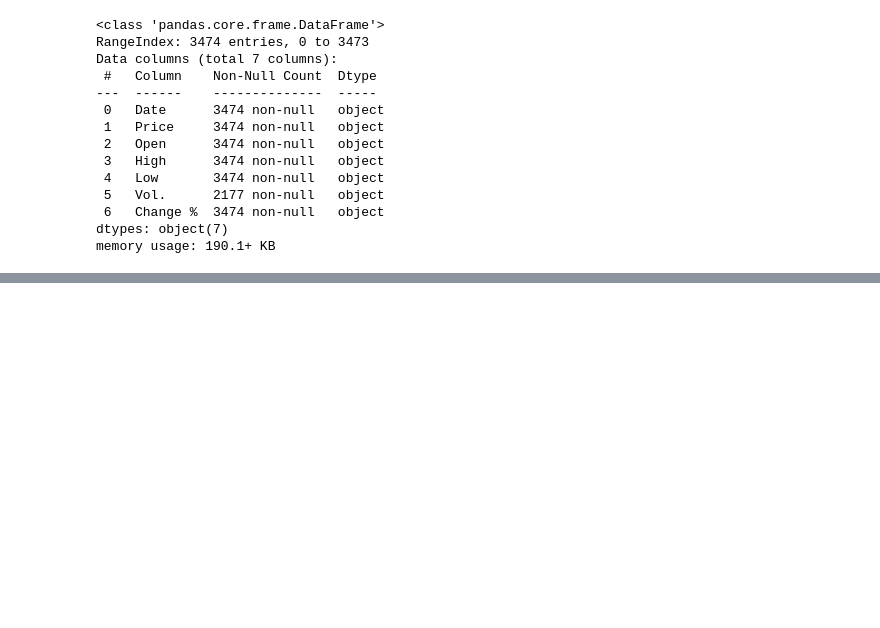
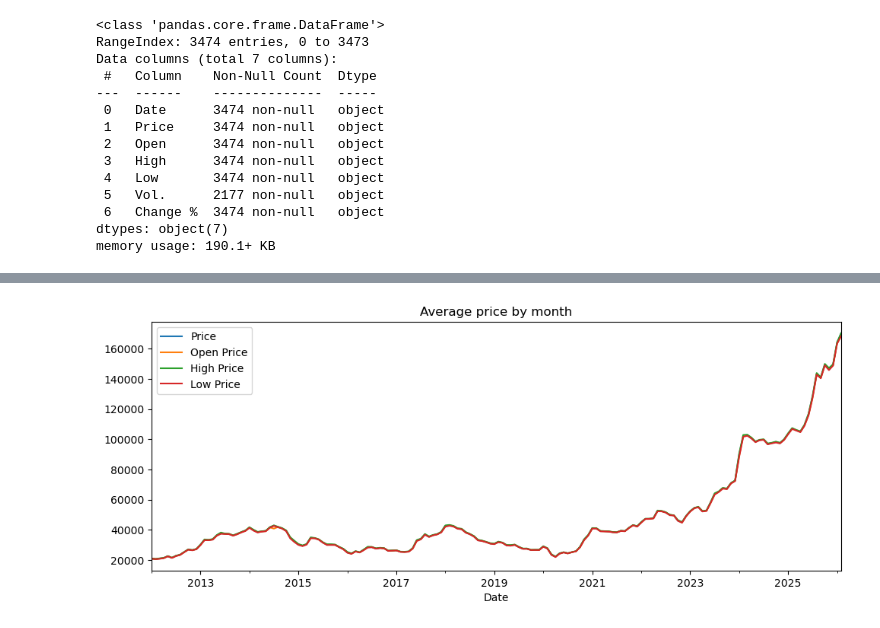
Before and after one commit to steve1-1269/Nigerian-Stock-Exchange-NGX-All-Share-Index, a Jupyter notebook: main.ipynb, the cells around one changed output, grey strips where cells are left out. Cells and saved outputs as stored; diff of their text form; code cells hidden in the pictures; blank space fills up the shorter version.

```diff
--- a/main.ipynb
+++ b/main.ipynb
@@ -64,7 +64,9 @@ df= df.asfreq('B')
 # %%
-col= ['Price', 'Open', 'High', 'Low']
+col= ['Price', 'Open', 'High', 'Low', ]
 for col in col:
   df[col]= df[col].str.replace(',','').astype('float64')
+# %%
+df['Change %']= df['Change %'].str.replace('%', '').astype('float64')
 # %%
 df.info()
 # %% [output]
@@ -84,0 +129,4 @@ memory usage: 200.3+ KB
+# %%
+df.dropna(inplace=True)
+# %%
+df.sort_values('Date', ascending=False, inplace=True)
@@ -84,0 +167,14 @@ memory usage: 200.3+ KB
+# %%
+plt.figure(figsize=(10,4))
+
+df.Price.resample('ME').mean().plot(label= 'Price')
+df.Open.resample('ME').mean().plot(label= 'Open Price')
+df.High.resample('ME').mean().plot(label= 'High Price')
+df.Low.resample('ME').mean().plot(label= 'Low Price')
+
+plt.tight_layout()
+plt.legend()
+plt.title('Average price by month')
+plt.show()
+# %% [output]
+[figure, added]
```
Also changed, not shown: parts of 15 cells of this notebook.
